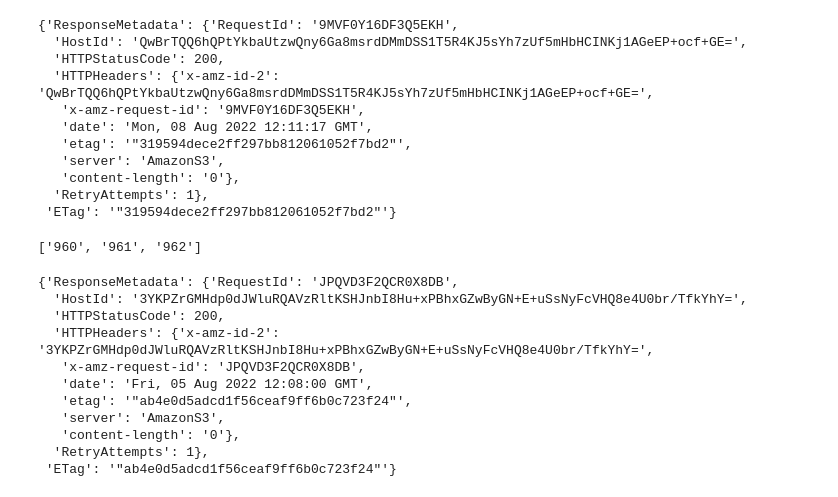
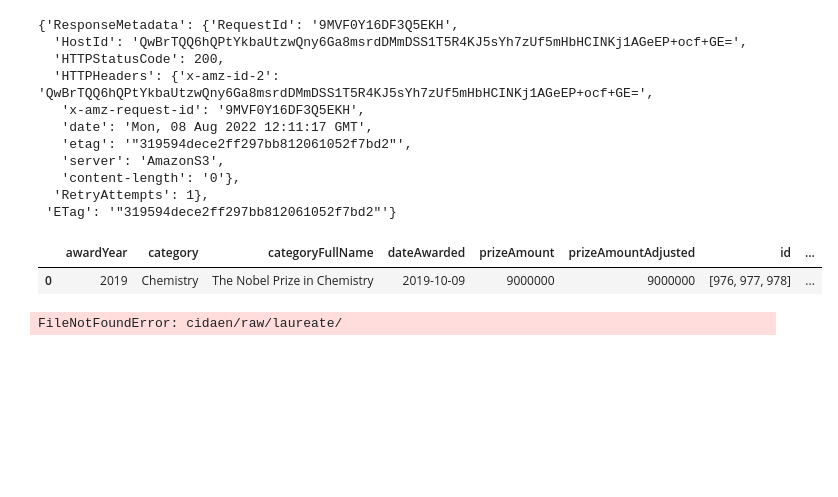
Before and after one commit to fermatrix/mc2-m13-capstone-fermatrix, a Jupyter notebook: Steven/testing.ipynb, the cells around one changed output. Cells and saved outputs as stored; diff of their text form; code cells hidden in the pictures; blank space fills up the shorter version.

```diff
--- a/Steven/testing.ipynb
+++ b/Steven/testing.ipynb
@@ -62,8 +63,8 @@ s3.put_object(Body=content, Bucket='alvaro-munoz-nobelprice', Key='raw/laureate/
 # %%
 # --------------------------------------------------- CÓDIGO DE LAMBDA NOBEL PRIZES --------------------------------------------
 
-event_category = "phy"
-event_year = 2018
+event_category = "che"
+event_year = 2019
 url = 'http://api.nobelprize.org/2.1/nobelPrize/{}/{}'
 
 resultApi = requests.get(url.format(event_category,event_year))
@@ -72,67 +73,53 @@ laureates_id=[]
 laureates_portion=[]
 resultApi=resultApi.json()
 resultDict=resultApi[0]
+
 try:
     prueba2=resultDict['laureates']
     dateAwarded=resultDict['dateAwarded']
     for i in range(len(prueba2)):
         laureates_id.append(prueba2[i]['id'])
         laureates_portion.append(prueba2[i]['portion'])
-    print(arrId)
 except:
     laureates_id=None
     dateAwarded=None
     laureates_portion=None
 
-dfNobelPrize = pd.DataFrame(columns=['awardYear','category','categoryFullName','dateAwarded','prizeAmount','prizeAmountAdjusted','id','portion'] )
+dfNobelPrize = pd.DataFrame(columns=['awardYear','category','categoryFullName','dateAwarded','prizeAmount','prizeAmountAdjusted','laureates_id','portion'] )
 
 
 dfNobelPrize=dfNobelPrize.append({
 
                 'id': laureates_id,
                 'portion': laureates_portion,
                 'awardYear': resultDict['awardYear'],
                 'category': resultDict['category']['en'],
                 'categoryFullName': resultDict['categoryFullName']['en'],
                 'dateAwarded': dateAwarded,
                 'prizeAmount': resultDict['prizeAmount'],
                 'prizeAmountAdjusted': resultDict['prizeAmountAdjusted']
 
         }, ignore_index=True)
 
 dfNobelPrize=dfNobelPrize.set_index('id')
 
+dfNobelPrize.head(60)
 
+# s3=boto3.client('s3')
 
-s3=boto3.client('s3')
-
-content=dfNobelPrize.to_parquet()
-s3.put_object(Body=content, Bucket='alvaro-munoz-nobelprice', Key='raw/nobelPrize/'+ event_category +'-'+ str(event_year)  +'.parquet')
-
-
-# return {
-#     'statusCode': 200,
-#     'body': json.dumps(event)
-# }
+# content=dfNobelPrize.to_parquet()
+# s3.put_object(Body=content, Bucket='alvaro-munoz-nobelprice', Key='raw/nobelPrize/'+ event_category +'-'+ str(event_year)  +'.parquet')
 # %% [output]
-['960', '961', '962']
-{'ResponseMetadata': {'RequestId': 'JPQVD3F2QCR0X8DB',
-  'HostId': '3YKPZrGMHdp0dJWluRQAVzRltKSHJnbI8Hu+xPBhxGZwByGN+E+uSsNyFcVHQ8e4U0br/TfkYhY=',
-  'HTTPStatusCode': 200,
-  'HTTPHeaders': {'x-amz-id-2': '3YKPZrGMHdp0dJWluRQAVzRltKSHJnbI8Hu+xPBhxGZwByGN+E+uSsNyFcVHQ8e4U0br/TfkYhY=',
-   'x-amz-request-id': 'JPQVD3F2QCR0X8DB',
-   'date': 'Fri, 05 Aug 2022 12:08:00 GMT',
-   'etag': '"ab4e0d5adcd1f56ceaf9ff6b0c723f24"',
-   'server': 'AmazonS3',
-   'content-length': '0'},
-  'RetryAttempts': 1},
- 'ETag': '"ab4e0d5adcd1f56ceaf9ff6b0c723f24"'}
+|  | awardYear | category | categoryFullName | dateAwarded | prizeAmount | prizeAmountAdjusted | id | ... |
+| 0 | 2019 | Chemistry | The Nobel Prize in Chemistry | 2019-10-09 | 9000000 | 9000000 | [976, 977, 978] | ... |
 # %%
 # ------------------------ LECTURA DESDE EL S3 -------------------------------
 
-df_nobel_s3 = pd.read_parquet(path='s3://alvaro-munoz-nobelprice/raw/nobelPrize/')
-df_laureates_s3 = pd.read_parquet(path='s3://alvaro-munoz-nobelprice/raw/laureate/')
+# df_nobel_s3 = pd.read_parquet(path='s3://alvaro-munoz-nobelprice/raw/nobelPrize/')
+df_laureates_s3 = pd.read_parquet(path='s3://cidaen/raw/laureate/')
 
 df_laureates_s3.head(60)
-df_nobel_s3.head(60)
+# df_nobel_s3.head(60)
+# %% [output]
+FileNotFoundError: cidaen/raw/laureate/
 # %%
```
Also changed, not shown: parts of 4 cells of this notebook, 3 other files.
